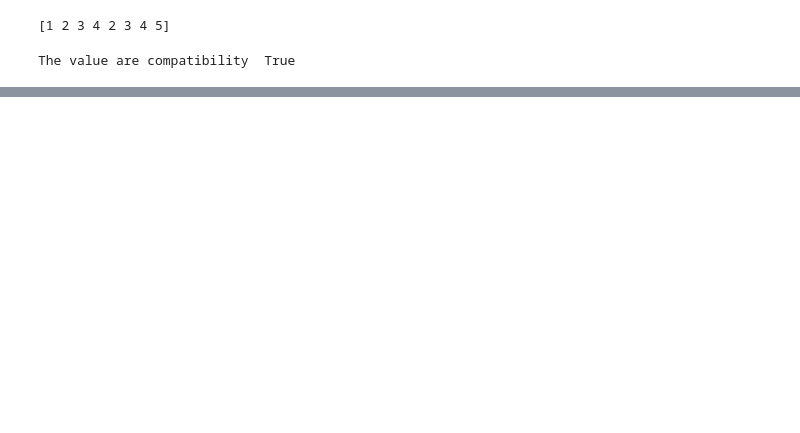
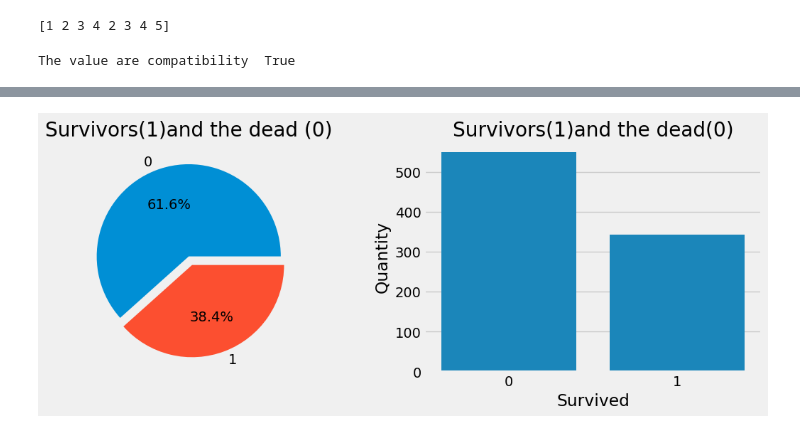
Before and after one commit to shitcodebykaushik/Numpy, a Jupyter notebook: 01.ipynb, the cells around one changed output, grey strips where cells are left out. Cells and saved outputs as stored; diff of their text form; code cells hidden in the pictures; blank space fills up the shorter version.

Commit message:
The file will be completed soon

```diff
--- a/01.ipynb
+++ b/01.ipynb
@@ -193,0 +194,19 @@ The value are compatibility  True
+# %%
+import warnings
+import numpy as np
+import pandas as pd
+import matplotlib.pyplot as plt
+import seaborn as sns
+import sklearn
+plt.style.use('fivethirtyeight')
+%matplotlib inline
+warnings.filterwarnings('ignore')
+train = pd.read_csv("titanic/train.csv")
+test = pd.read_csv("titanic/test.csv")
+# This will help to know the number of the columns and the rows
+train.shape
+# This will give the infor of the each column like data type etc,
+train.info()
+# Checking the null value present in the datasets
+train.isnull().sum()
+# Visulaizing the survival trends and the passenger
@@ -193,0 +246,12 @@ The value are compatibility  True
+# %%
+f, ax = plt.subplots(1,2, figsize=(12,4))
+train['Survived'].value_counts().plot.pie(
+    explode=[0,0.1],autopct = '%1.1f%%',ax=ax[0],shadow =False)
+ax[0].set_title('Survivors(1)and the dead (0)')
+ax[0].set_ylabel('')
+sns.countplot(x='Survived',data=train,ax=ax[1])
+ax[1].set_ylabel('Quantity')
+ax[1].set_title('Survivors(1)and the dead(0)')
+plt.show()
+# %% [output]
+[figure, added]
```
Also changed, not shown: parts of 15 cells of this notebook, 10 other files.
